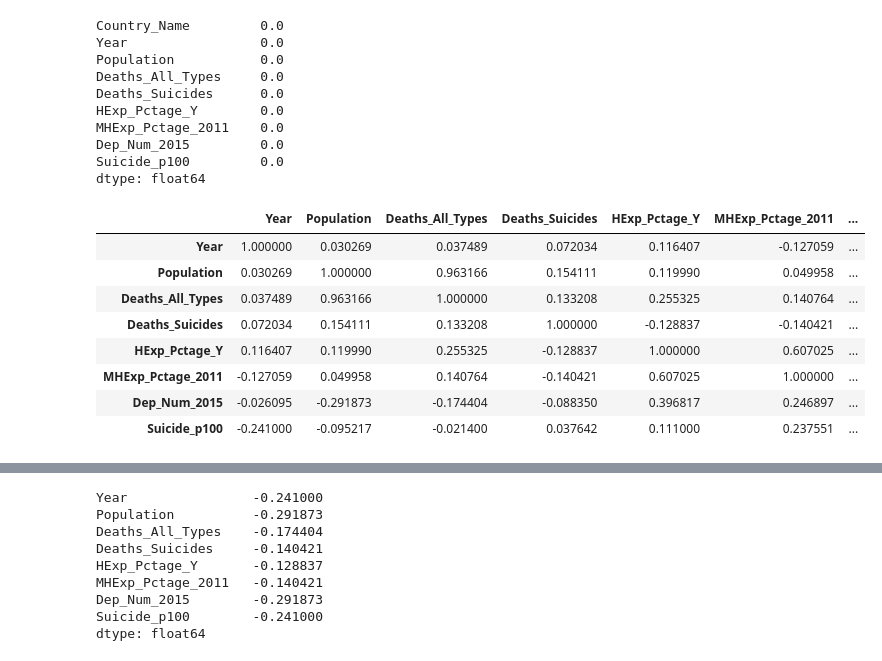
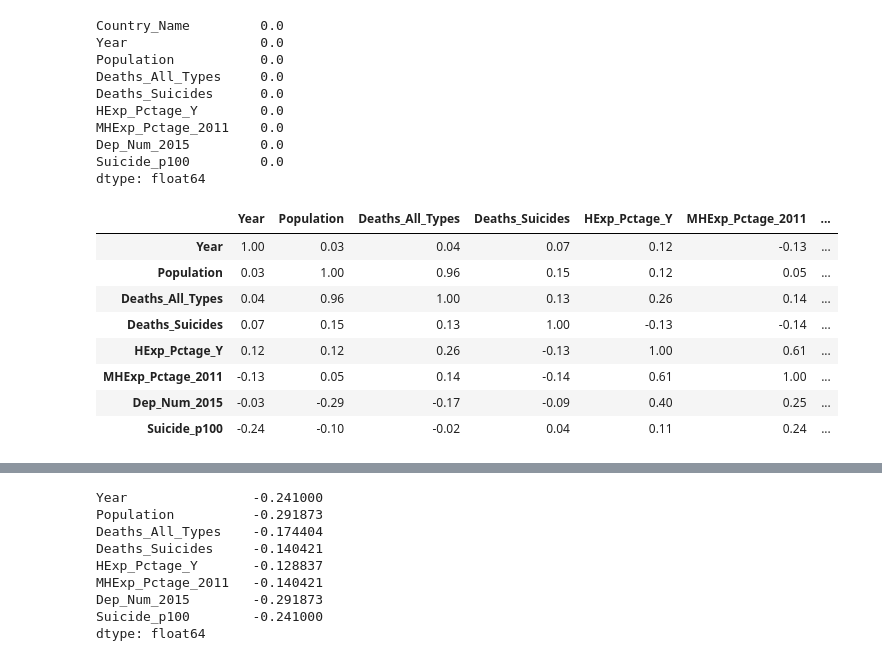
Before and after one commit to erickbezerra/VScode, a Jupyter notebook: Projects/DBexploring/WHO_MHE/WHO_MHExp_and_Deaths.ipynb, the cells around one changed output, grey strips where cells are left out. Cells and saved outputs as stored; diff of their text form; code cells hidden in the pictures.

```diff
--- a/Projects/DBexploring/WHO_MHE/WHO_MHExp_and_Deaths.ipynb
+++ b/Projects/DBexploring/WHO_MHE/WHO_MHExp_and_Deaths.ipynb
@@ -11,10 +13,10 @@ import matplotlib.pyplot as plt
 import seaborn as sns
 # %%
 #current directory
-df_url = 'https://raw.githubusercontent.com/erickbezerra/DBexploring/main/Source/WHO_MHExp_and_Deaths.csv'
-df = pd.read_csv(df_url) #df = pd.read_csv(df_url, encoding = 'utf-16', sep = '\t', error_bad_lines = False, skiprows = 1, skipfooter = 3, engine = 'python')
-df_lines, df_columns = df.shape
-pd.set_option('display.max.columns', None) # configure the display.max.columns option to make sure pandas doesn’t hide any columns.
+df_url = 'https://raw.githubusercontent.com/erickbezerra/VScode/master/Projects/DBexploring/WHO_MHE/Source/WHO_MHExp_and_Deaths.csv';
+df = pd.read_csv(df_url); # df = pd.read_csv(df_url, encoding = 'utf-16', sep = '\t', error_bad_lines = False, skiprows = 1, skipfooter = 3, engine = 'python')
+df_lines, df_columns = df.shape;
+pd.set_option('display.max.columns', None); # configure the display.max.columns option to make sure pandas doesn’t hide any columns.
 df.head()
 # %% [output]
 |  | Country_Name | Year | Population | Deaths_All_Types | Deaths_Suicides | HExp_Pctage_Y | ... |
@@ -85,16 +96,16 @@ Suicide_p100         0.0
 dtype: float64
 # %%
 # Check correlation
-df.corr()
+df.corr().round(2)
 # %% [output]
 |  | Year | Population | Deaths_All_Types | Deaths_Suicides | HExp_Pctage_Y | MHExp_Pctage_2011 | ... |
-| Year | 1.000000 | 0.030269 | 0.037489 | 0.072034 | 0.116407 | -0.127059 | ... |
-| Population | 0.030269 | 1.000000 | 0.963166 | 0.154111 | 0.119990 | 0.049958 | ... |
-| Deaths_All_Types | 0.037489 | 0.963166 | 1.000000 | 0.133208 | 0.255325 | 0.140764 | ... |
-| Deaths_Suicides | 0.072034 | 0.154111 | 0.133208 | 1.000000 | -0.128837 | -0.140421 | ... |
-| HExp_Pctage_Y | 0.116407 | 0.119990 | 0.255325 | -0.128837 | 1.000000 | 0.607025 | ... |
-| MHExp_Pctage_2011 | -0.127059 | 0.049958 | 0.140764 | -0.140421 | 0.607025 | 1.000000 | ... |
-| Dep_Num_2015 | -0.026095 | -0.291873 | -0.174404 | -0.088350 | 0.396817 | 0.246897 | ... |
-| Suicide_p100 | -0.241000 | -0.095217 | -0.021400 | 0.037642 | 0.111000 | 0.237551 | ... |
+| Year | 1.00 | 0.03 | 0.04 | 0.07 | 0.12 | -0.13 | ... |
+| Population | 0.03 | 1.00 | 0.96 | 0.15 | 0.12 | 0.05 | ... |
+| Deaths_All_Types | 0.04 | 0.96 | 1.00 | 0.13 | 0.26 | 0.14 | ... |
+| Deaths_Suicides | 0.07 | 0.15 | 0.13 | 1.00 | -0.13 | -0.14 | ... |
+| HExp_Pctage_Y | 0.12 | 0.12 | 0.26 | -0.13 | 1.00 | 0.61 | ... |
+| MHExp_Pctage_2011 | -0.13 | 0.05 | 0.14 | -0.14 | 0.61 | 1.00 | ... |
+| Dep_Num_2015 | -0.03 | -0.29 | -0.17 | -0.09 | 0.40 | 0.25 | ... |
+| Suicide_p100 | -0.24 | -0.10 | -0.02 | 0.04 | 0.11 | 0.24 | ... |
 # %%
 # Check correlation
```
Also changed, not shown: parts of 13 cells of this notebook.
